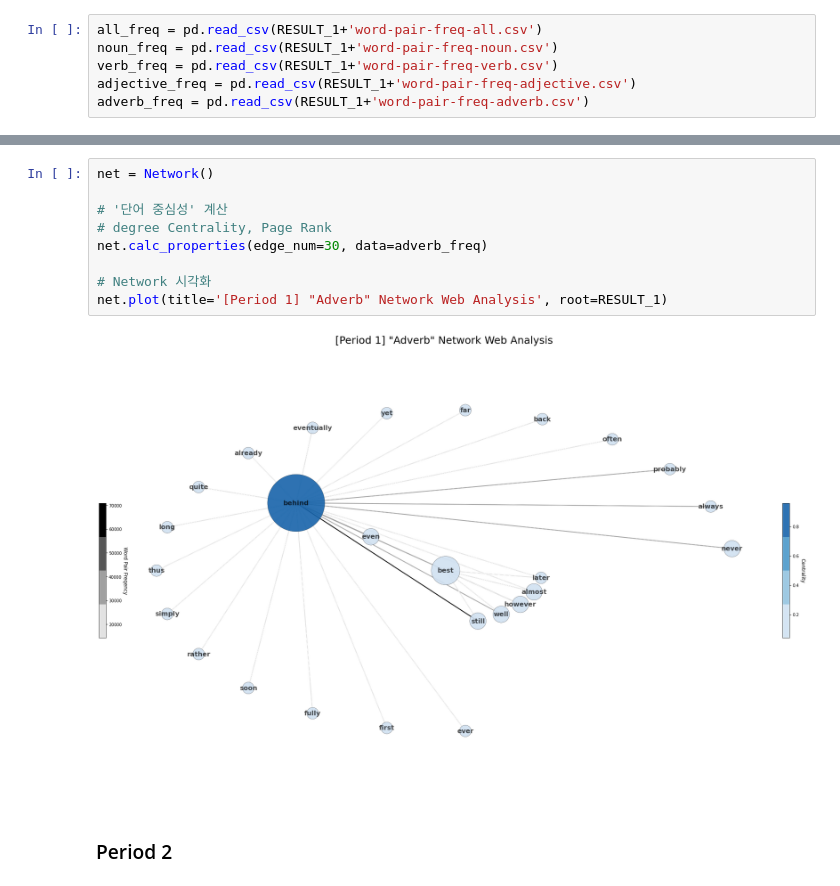
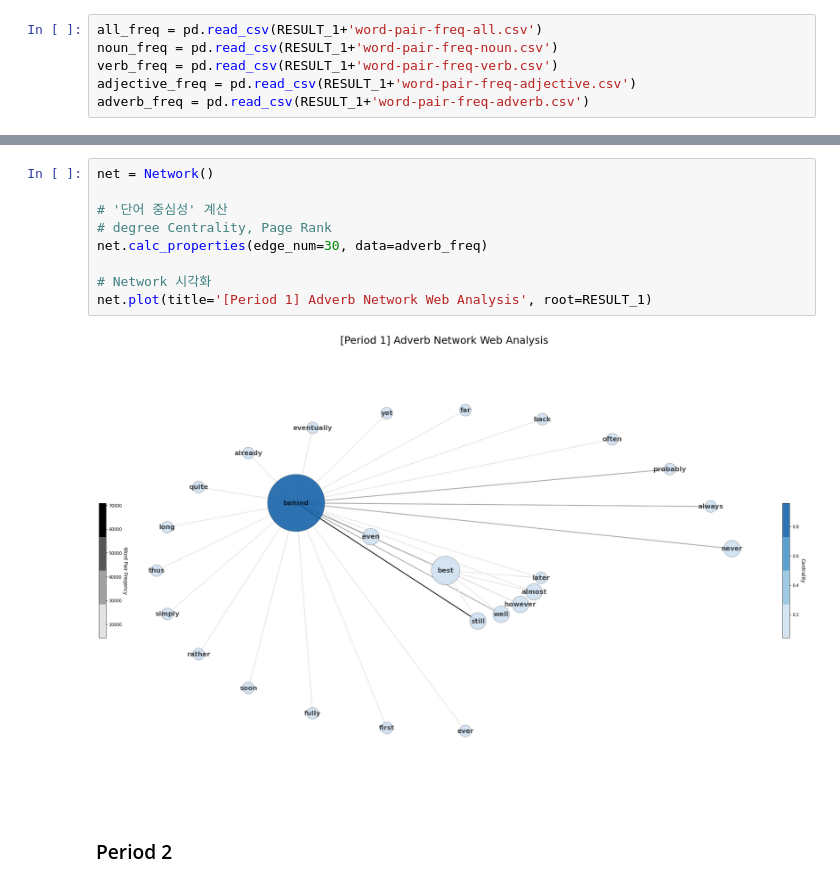
Before and after one commit to MartinusChoi/Text-Mining-Project, a Jupyter notebook: Network-Web-Analysis-ST.ipynb, the cells around one changed output, grey strips where cells are left out. Drawn from its saved outputs; the diff is of its cells as text.

```diff
--- a/Network-Web-Analysis-ST.ipynb
+++ b/Network-Web-Analysis-ST.ipynb
@@ -277,14 +274,14 @@ net.plot(title='[Period 1] "Adjective" Network Web Analysis', root=RESULT_1)
 # %%
 net = Network()
 
 # '단어 중심성' 계산
 # degree Centrality, Page Rank
 net.calc_properties(edge_num=30, data=adverb_freq)
 
 # Network 시각화
-net.plot(title='[Period 1] "Adverb" Network Web Analysis', root=RESULT_1)
+net.plot(title='[Period 1] Adverb Network Web Analysis', root=RESULT_1)
 # %% [output]
-[figure, old version]
+[figure, new version]
 # %% [markdown]
 ### Period 2
 # %%
```
Also changed, not shown: parts of 15 cells of this notebook, 20 other files.
